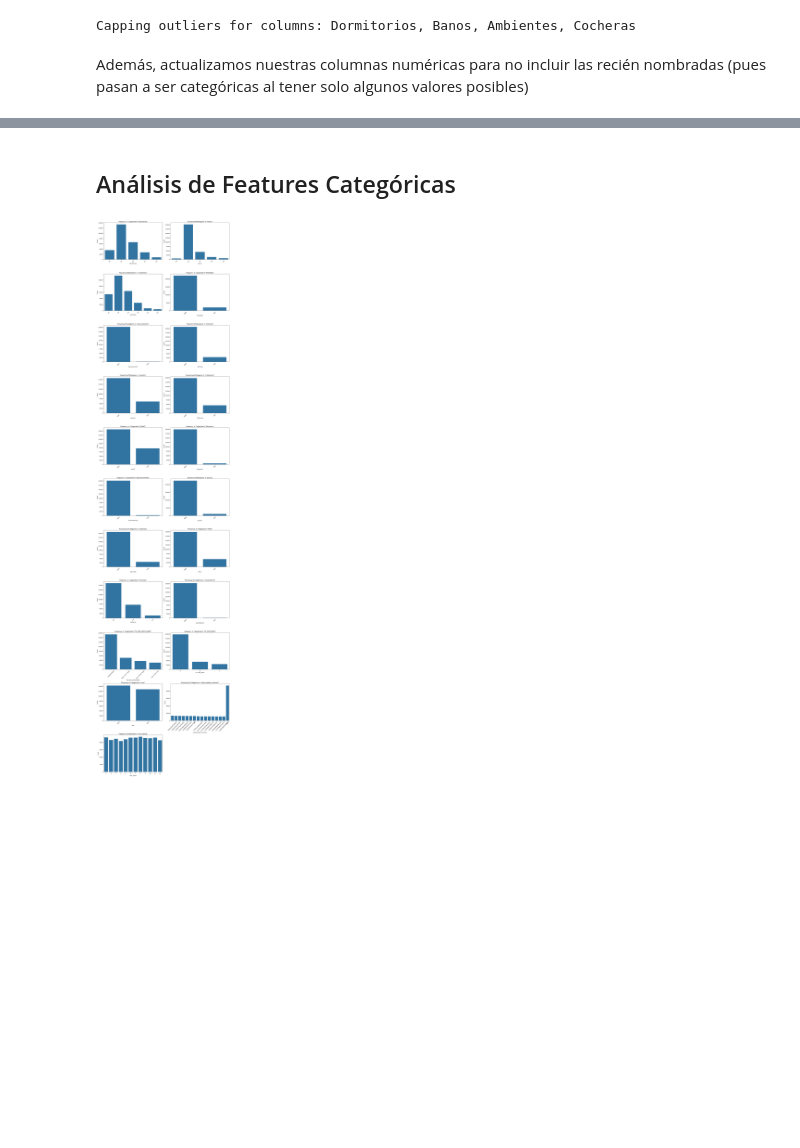
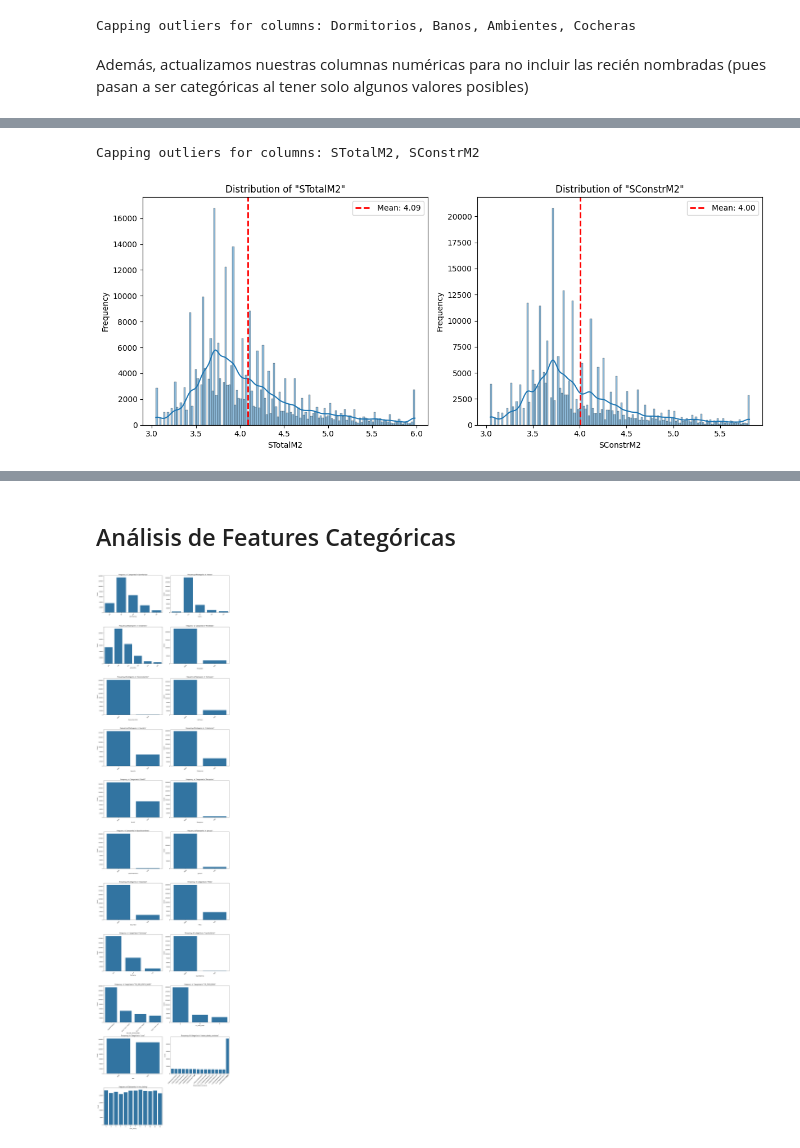
Before and after one commit to gonzabaleta/alquileres, a Jupyter notebook: notebooks/02-EDA-G.ipynb, the cells around one changed output, grey strips where cells are left out. Saved outputs shown, nothing was run; the diff lists cells and outputs as text; code cells hidden in the pictures; blank space fills up the shorter version.

```diff
--- a/notebooks/02-EDA-G.ipynb
+++ b/notebooks/02-EDA-G.ipynb
@@ -91,0 +101,7 @@ Todavía tenemos problemas con algunas variables numéricas. Por ejemplo,
+# %%
+SUP_COLS = ["STotalM2", "SConstrM2"]
+df_sup_capped, _ = cap_outliers(df_log, SUP_COLS, percentiles=(0.01, 0.99))
+plot_histograms(df_sup_capped, SUP_COLS)
+# %% [output]
+Capping outliers for columns: STotalM2, SConstrM2
+[figure, added]
```
Also changed, not shown: parts of 18 cells of this notebook, 1 other file.
